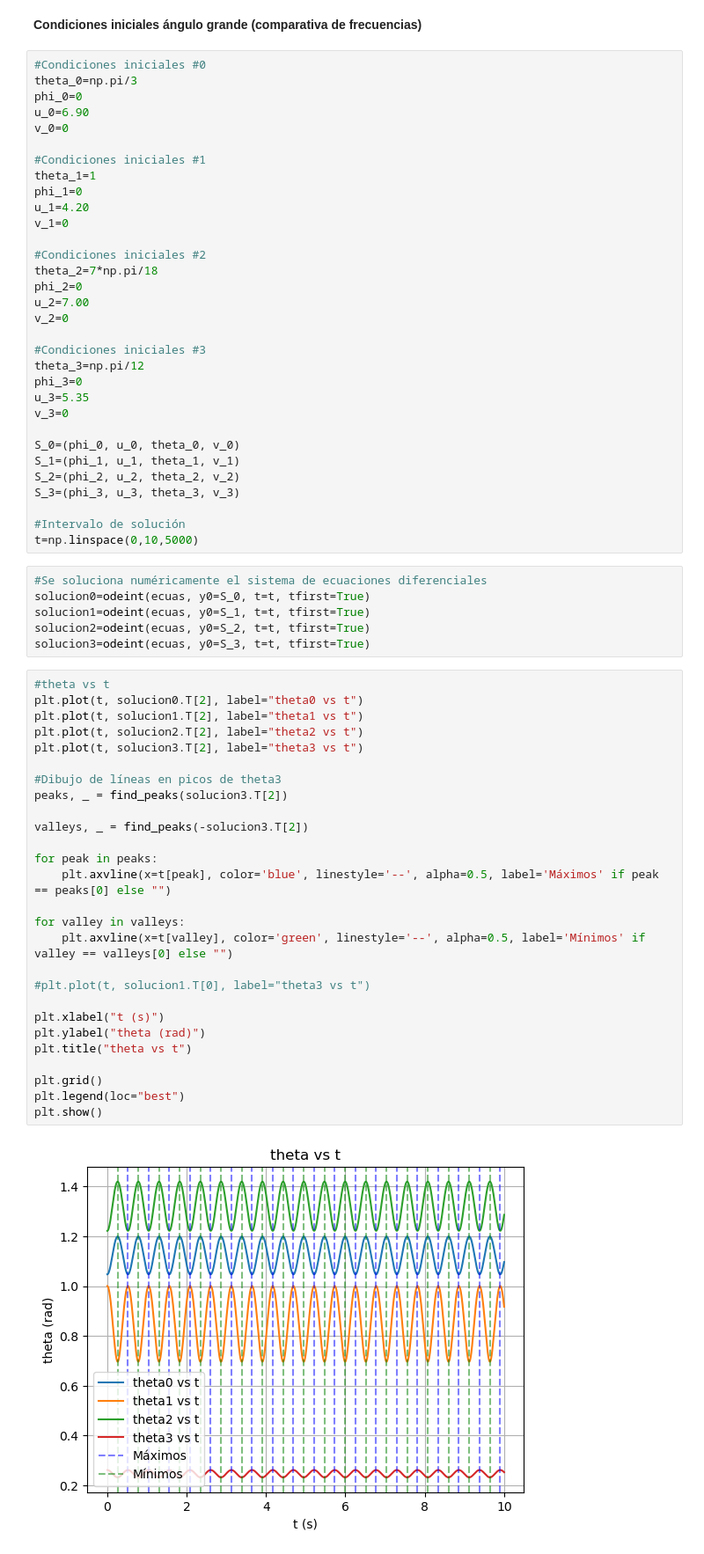
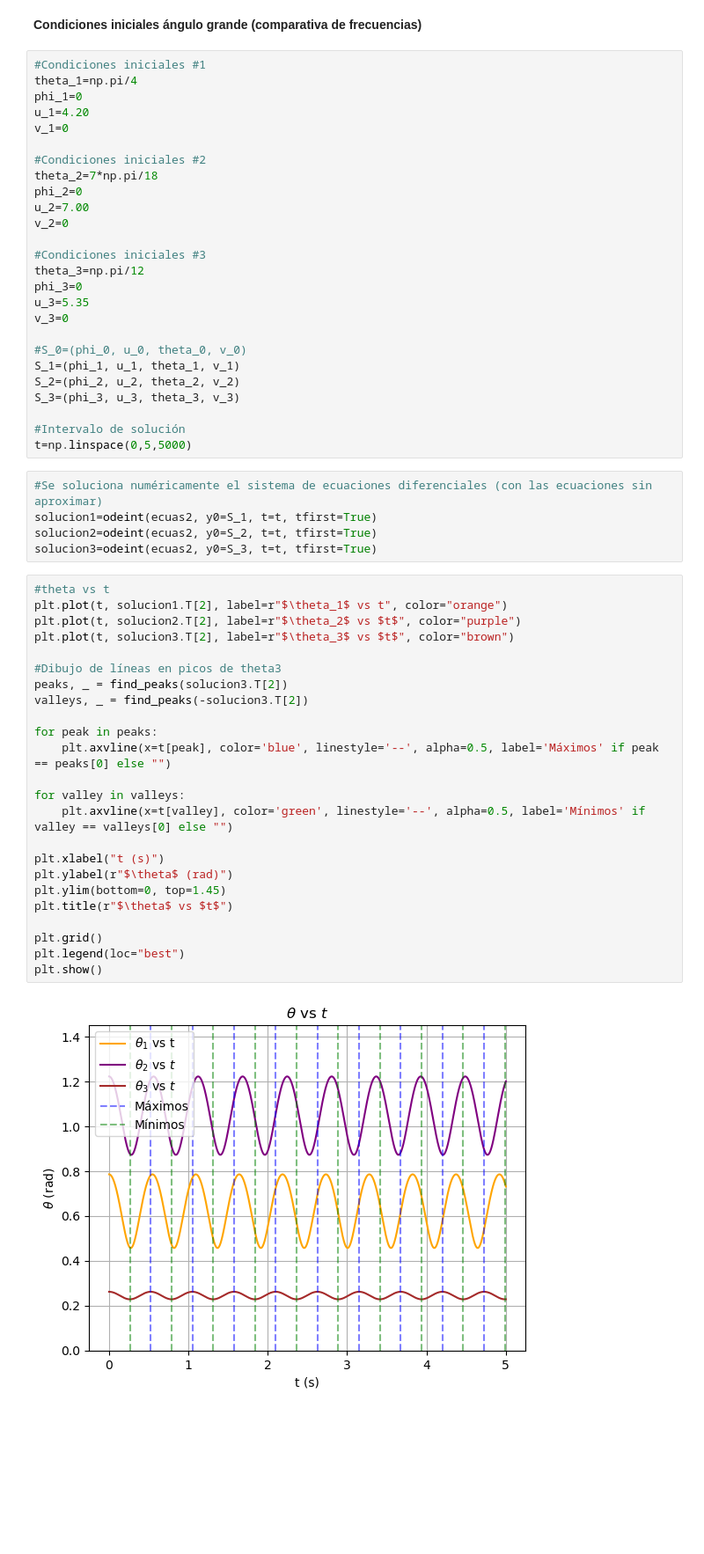
Before and after one commit to JuanCarlos2709/TesisPE-ML, a Jupyter notebook: SimulacionesEDs/SimulacionFinal.ipynb, the cells around one changed output. Shown: that part at 88% size. Cells and saved outputs as stored; diff of their text form; blank space fills up the shorter version.

```diff
--- a/SimulacionesEDs/SimulacionFinal.ipynb
+++ b/SimulacionesEDs/SimulacionFinal.ipynb
@@ -145,14 +153,8 @@ theta_f: 0.19313748764850644
 # %% [markdown]
 **Condiciones iniciales ángulo grande (comparativa de frecuencias)**
 # %%
-#Condiciones iniciales #0
-theta_0=np.pi/3
-phi_0=0
-u_0=6.90
-v_0=0
-
 #Condiciones iniciales #1
-theta_1=1
+theta_1=np.pi/4
 phi_1=0
 u_1=4.20
 v_1=0
@@ -169,48 +171,44 @@ phi_3=0
 u_3=5.35
 v_3=0
 
-S_0=(phi_0, u_0, theta_0, v_0)
+#S_0=(phi_0, u_0, theta_0, v_0)
 S_1=(phi_1, u_1, theta_1, v_1)
 S_2=(phi_2, u_2, theta_2, v_2)
 S_3=(phi_3, u_3, theta_3, v_3)
 
 #Intervalo de solución
-t=np.linspace(0,10,5000)
+t=np.linspace(0,5,5000)
 # %%
-#Se soluciona numéricamente el sistema de ecuaciones diferenciales
-solucion0=odeint(ecuas, y0=S_0, t=t, tfirst=True)
-solucion1=odeint(ecuas, y0=S_1, t=t, tfirst=True)
-solucion2=odeint(ecuas, y0=S_2, t=t, tfirst=True)
-solucion3=odeint(ecuas, y0=S_3, t=t, tfirst=True)
+#Se soluciona numéricamente el sistema de ecuaciones diferenciales (con las ecuaciones sin aproximar)
+solucion1=odeint(ecuas2, y0=S_1, t=t, tfirst=True)
+solucion2=odeint(ecuas2, y0=S_2, t=t, tfirst=True)
+solucion3=odeint(ecuas2, y0=S_3, t=t, tfirst=True)
 # %%
 #theta vs t
-plt.plot(t, solucion0.T[2], label="theta0 vs t")
-plt.plot(t, solucion1.T[2], label="theta1 vs t")
-plt.plot(t, solucion2.T[2], label="theta2 vs t")
-plt.plot(t, solucion3.T[2], label="theta3 vs t")
+plt.plot(t, solucion1.T[2], label=r"$\theta_1$ vs t", color="orange")
+plt.plot(t, solucion2.T[2], label=r"$\theta_2$ vs $t$", color="purple")
+plt.plot(t, solucion3.T[2], label=r"$\theta_3$ vs $t$", color="brown")
 
 #Dibujo de líneas en picos de theta3
 peaks, _ = find_peaks(solucion3.T[2])
-
 valleys, _ = find_peaks(-solucion3.T[2])
 
 for peak in peaks:
     plt.axvline(x=t[peak], color='blue', linestyle='--', alpha=0.5, label='Máximos' if peak == peaks[0] else "")
 
 for valley in valleys:
     plt.axvline(x=t[valley], color='green', linestyle='--', alpha=0.5, label='Mínimos' if valley == valleys[0] else "")
 
-#plt.plot(t, solucion1.T[0], label="theta3 vs t")
-
 plt.xlabel("t (s)")
-plt.ylabel("theta (rad)")
-plt.title("theta vs t")
+plt.ylabel(r"$\theta$ (rad)")
+plt.ylim(bottom=0, top=1.45)
+plt.title(r"$\theta$ vs $t$")
 
 plt.grid()
 plt.legend(loc="best")
 plt.show()
 # %% [output]
-[figure, old version]
+[figure, new version]
 # %%
 # Verificación de relación inverso cuadrado de phiPunto contra theta
 plt.title("d phi/dt vs theta")
```
Also changed, not shown: parts of 2 cells of this notebook.
